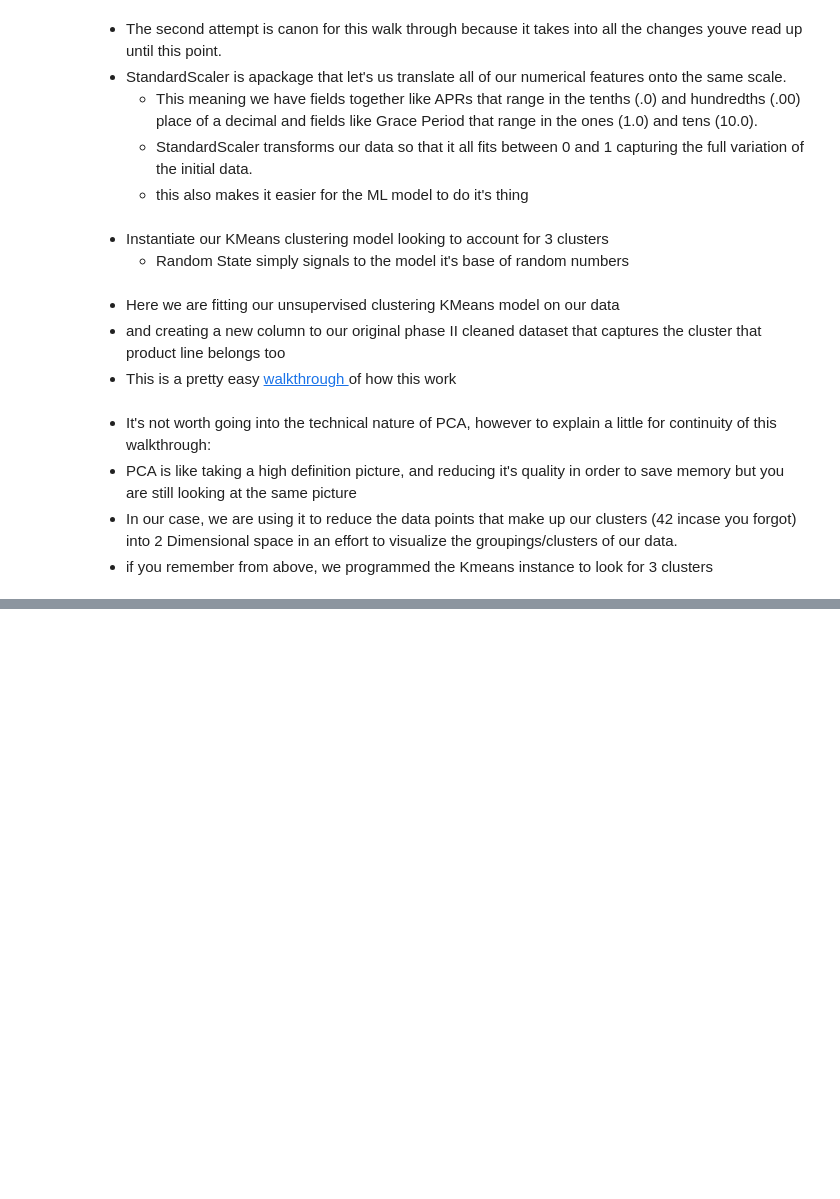
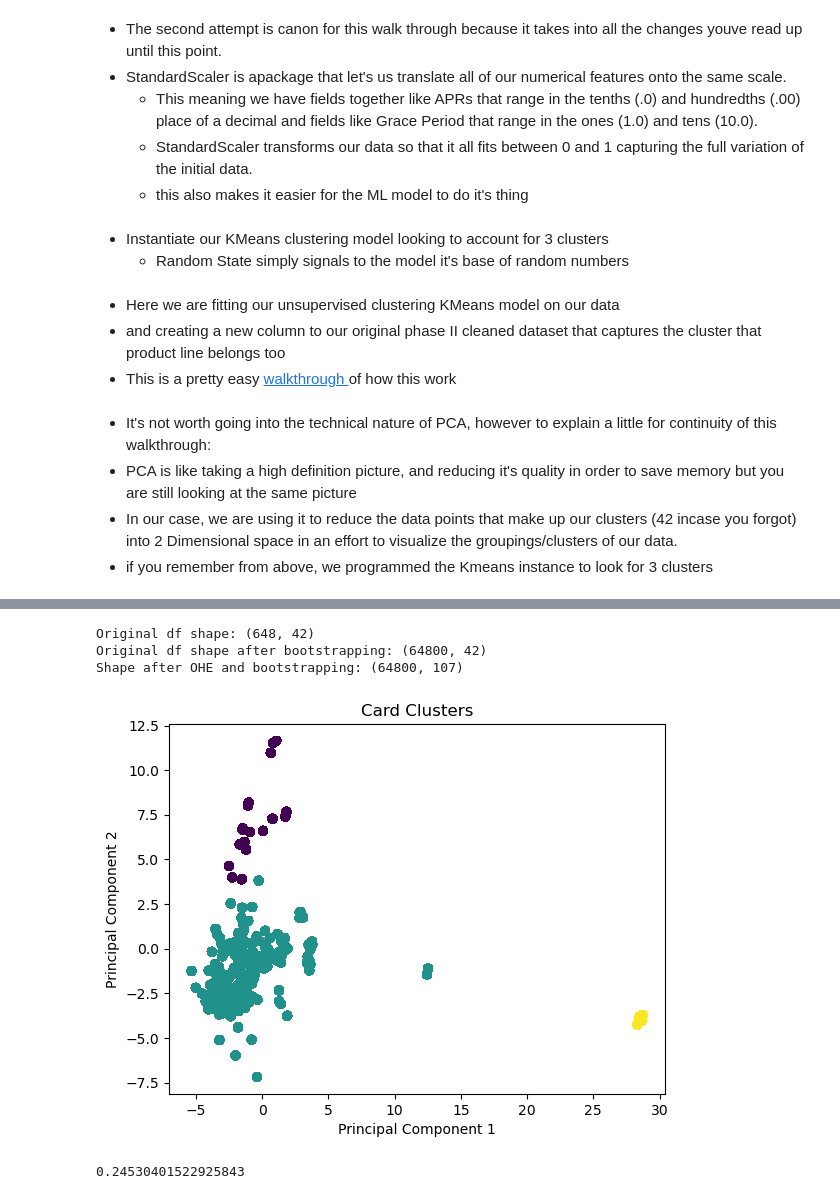
Before and after one commit to DanielGroneberg/TOP_project, a Jupyter notebook: code/01.ipynb, the cells around one changed output, grey strips where cells are left out. Drawn from its saved outputs; the diff is of its cells as text; code cells hidden in the pictures; blank space fills up the shorter version.

```diff
--- a/code/01.ipynb
+++ b/code/01.ipynb
@@ -2268,0 +1091,8 @@ sil
+# %%
+ohe_bootstrap(100)
+# %% [output]
+Original df shape: (648, 42)
+Original df shape after bootstrapping: (64800, 42)
+Shape after OHE and bootstrapping: (64800, 107)
+[figure, added]
+0.24530401522925843
```
Also changed, not shown: parts of 201 cells of this notebook, 5 other files.
